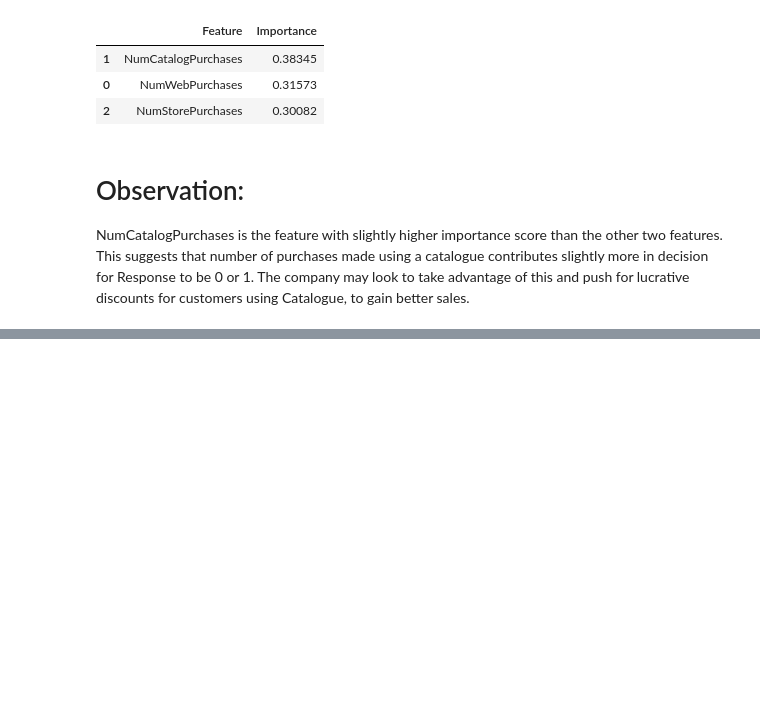
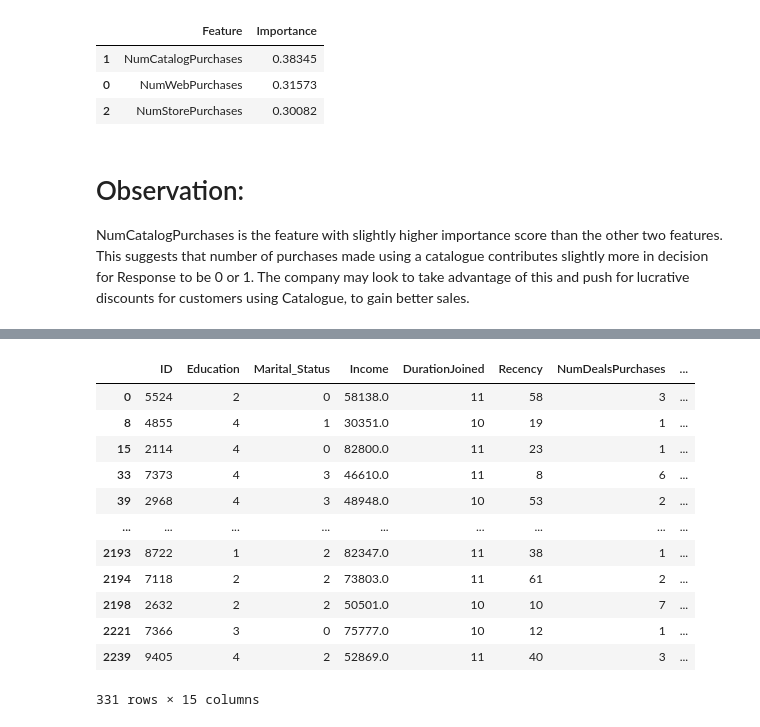
Before and after one commit to rachellimjh/SC1015-Project, a Jupyter notebook: dev-Rheanne - Copy-minh.ipynb, the cells around one changed output, grey strips where cells are left out. Saved outputs shown, nothing was run; the diff lists cells and outputs as text; code cells hidden in the pictures; blank space fills up the shorter version.

```diff
--- a/dev-Rheanne - Copy-minh.ipynb
+++ b/dev-Rheanne - Copy-minh.ipynb
@@ -2075,0 +2079,20 @@ Using Random Forest classifier yields relatively low f1 score (all below 0.5). T
+# %%
+df = NewNumerical.drop(['AcceptedCmp3', 'AcceptedCmp4', 'AcceptedCmp5', 'AcceptedCmp1', 'AcceptedCmp2', 'Kidhome', 'Teenhome'], axis=1)
+df['Education'] = People['Education'].replace(['Graduation', 'PhD', 'Master', 'Basic', '2n Cycle'], [2, 4, 3, 0, 1])
+df['Marital_Status']=People['Marital_Status'].replace(['Single', 'Together', 'Married', 'Divorced', 'Widow'], [0,1,2,3,4])
+df = df[df['Response'] == 1]
+df
+# %% [output]
+|  | ID | Education | Marital_Status | Income | DurationJoined | Recency | NumDealsPurchases | ... |
+| 0 | 5524 | 2 | 0 | 58138.0 | 11 | 58 | 3 | ... |
+| 8 | 4855 | 4 | 1 | 30351.0 | 10 | 19 | 1 | ... |
+| 15 | 2114 | 4 | 0 | 82800.0 | 11 | 23 | 1 | ... |
+| 33 | 7373 | 4 | 3 | 46610.0 | 11 | 8 | 6 | ... |
+| 39 | 2968 | 4 | 3 | 48948.0 | 10 | 53 | 2 | ... |
+| ... | ... | ... | ... | ... | ... | ... | ... | ... |
+| 2193 | 8722 | 1 | 2 | 82347.0 | 11 | 38 | 1 | ... |
+| 2194 | 7118 | 2 | 2 | 73803.0 | 11 | 61 | 2 | ... |
+| 2198 | 2632 | 2 | 2 | 50501.0 | 10 | 10 | 7 | ... |
+| 2221 | 7366 | 3 | 0 | 75777.0 | 10 | 12 | 1 | ... |
+| 2239 | 9405 | 4 | 2 | 52869.0 | 11 | 40 | 3 | ... |
+331 rows × 15 columns
```
Also changed, not shown: parts of 6 cells of this notebook.
